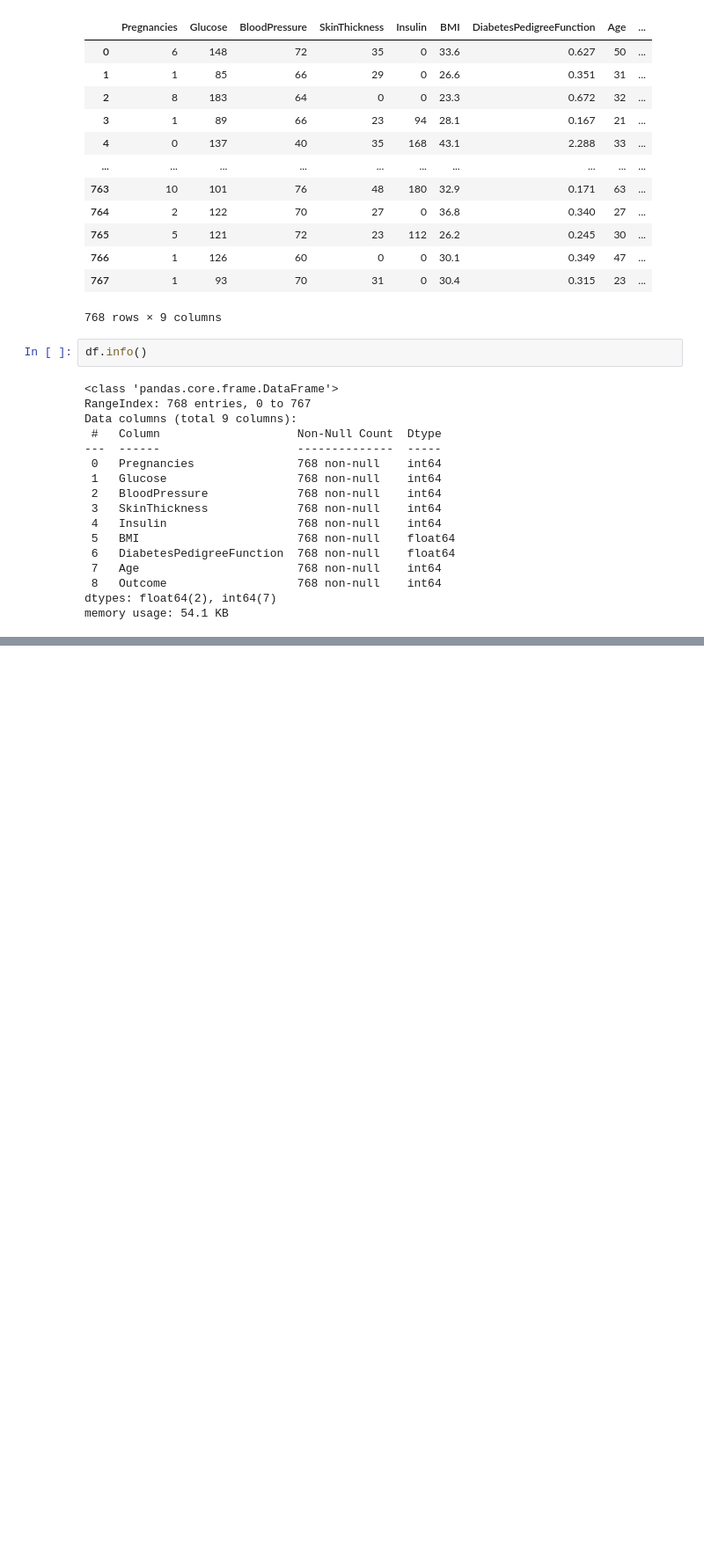
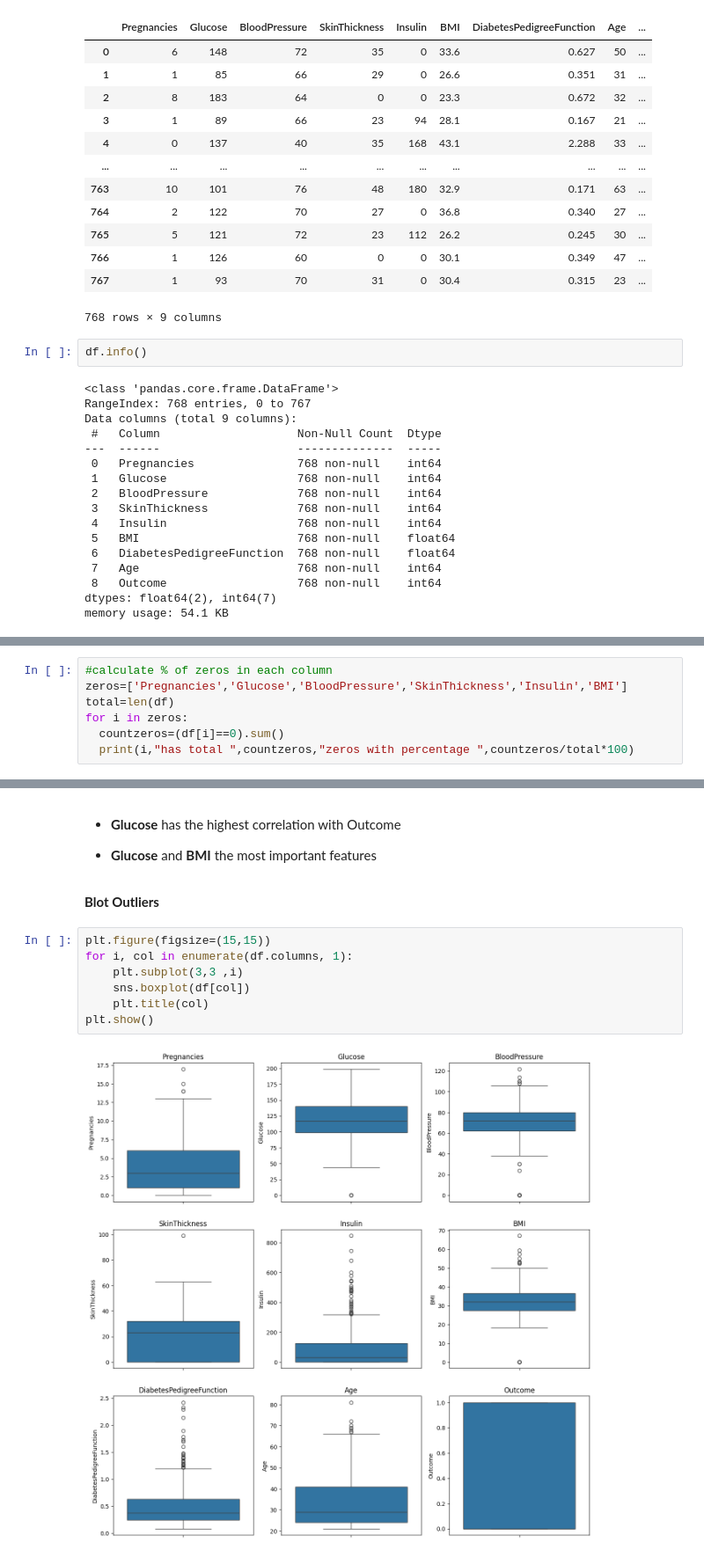
Before and after one commit to AlaaRamadann/Diabetes-Prediction., a Jupyter notebook: DiabetesPrediction.ipynb, the cells around one changed output, grey strips where cells are left out. Shown at 88% size. Cells and saved outputs as stored; diff of their text form; blank space fills up the shorter version.

```diff
--- a/DiabetesPrediction.ipynb
+++ b/DiabetesPrediction.ipynb
@@ -39,0 +83,7 @@ memory usage: 54.1 KB
+# %%
+#calculate % of zeros in each column
+zeros=['Pregnancies','Glucose','BloodPressure','SkinThickness','Insulin','BMI']
+total=len(df)
+for i in zeros:
+  countzeros=(df[i]==0).sum()
+  print(i,"has total ",countzeros,"zeros with percentage ",countzeros/total*100)
@@ -39,0 +112,16 @@ memory usage: 54.1 KB
+# %% [markdown]
+
+*  **Glucose** has the highest correlation with Outcome
+
+*  **Glucose** and **BMI** the most important features
+# %% [markdown]
+**Blot Outliers**
+# %%
+plt.figure(figsize=(15,15))
+for i, col in enumerate(df.columns, 1):
+    plt.subplot(3,3 ,i)
+    sns.boxplot(df[col])
+    plt.title(col)
+plt.show()
+# %% [output]
+[figure, added]
```
Also changed, not shown: parts of 60 cells of this notebook, 2 other files.
